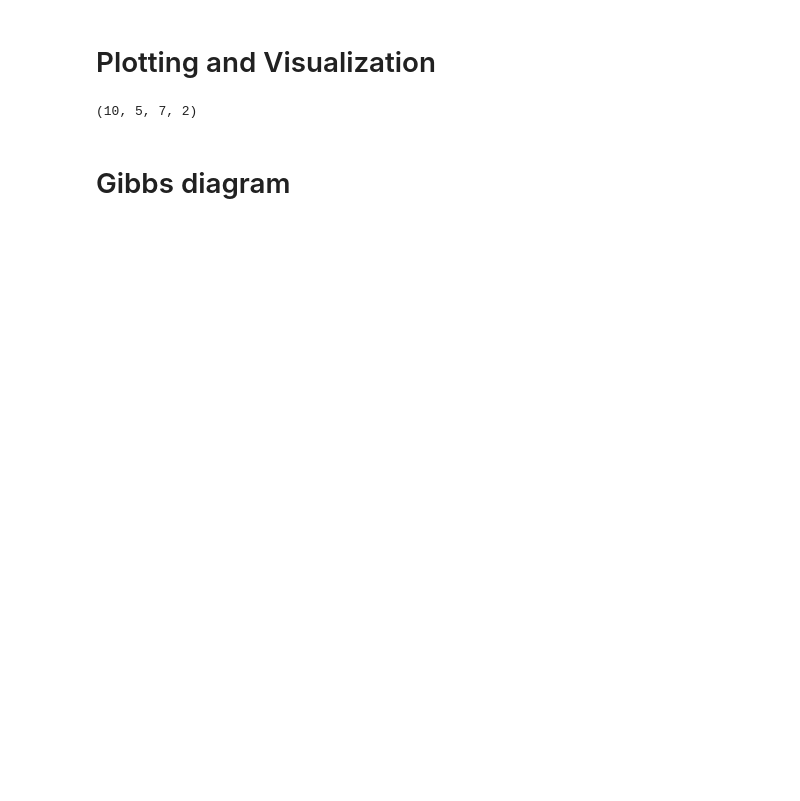
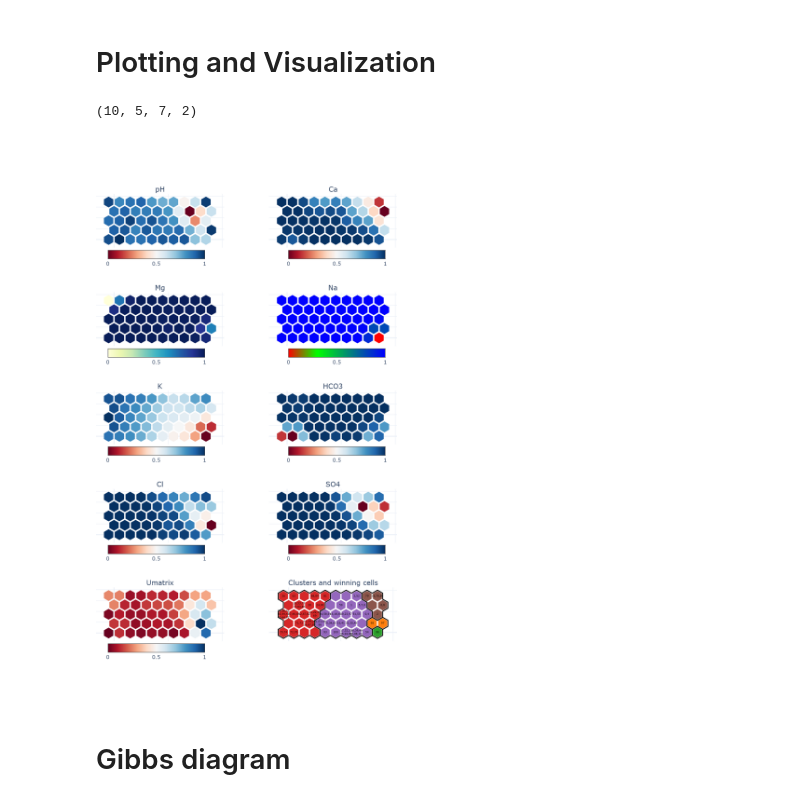
Before and after one commit to NorskRegnesentral/hydro-som, a Jupyter notebook: experimentation.ipynb, the cells around one changed output. Saved outputs shown, nothing was run; the diff lists cells and outputs as text; code cells hidden in the pictures; blank space fills up the shorter version.

Commit message:
Adjust color bar handling
Make color bars horizontal in features plot
Add option for custom color scales

```diff
--- a/experimentation.ipynb
+++ b/experimentation.ipynb
@@ -34,6 +34,7 @@ som_neighborhood_function = 'gaussian'
 som_random_seed = 10
 som_max_iterations = 3000
 
+run_nbclust = True
 max_clusters = 10
 number_of_clusters = None  # Set to None to pick the optimal number automatically
 
@@ -41,7 +42,17 @@ number_of_clusters = None  # Set to None to pick the optimal number automaticall
 # features_colorscale = 'spectral'
 features_colorscale = 'RdBu'
 pio.templates.default = 'plotly_white'
-plotly_interactive = True
+plotly_interactive = False
+
+# Fixed colorscales
+force_feature_colorscale_to_01 = True
+specialized_colorscales = {
+    "Mg": "YlGnBu",
+    "Na": make_colorscale(
+        ["rgb(255, 0, 0)", "rgb(0, 255, 0)", "rgb(0, 0, 255)"],
+        [               0,              0.3,              1.0],
+    )
+}
 # %%
 # Convenience function to allow changing between interactive and static images
 # Needed to show figures on GitHub notebook preview
@@ -430,7 +446,7 @@ def add_cluster_boundaries(fig: go.Figure, row_index, col_index):
             )
 
 
-def add_som_features(fig: go.Figure, row, col, feature_index, colorbar_settings):
+def add_som_features(fig: go.Figure, row, col, feature_index, colorbar_settings, colorscale):
     if feature_index >= weights.shape[2]:
         w = umatrix.copy()
     else:
@@ -438,12 +454,16 @@ def add_som_features(fig: go.Figure, row, col, feature_index, colorbar_settings)
         # the original scale, we will need to apply the inverse transform here
         w = weights[:, :, feature_index]
 
-    w_min = w.min()
-    w_max = w.max()
+    if force_feature_colorscale_to_01:
+        w_min = 0
+        w_max = 1
+    else:
+        w_min = w.min()
+        w_max = w.max()
     w -= w.min()
     w /= w.max()
     colors = np.array(
-        sample_colorscale(features_colorscale, w.flatten())
+        sample_colorscale(colorscale, w.flatten())
     ).reshape(final_nx, final_ny)
 
     # Add colored hexagons
@@ -470,7 +490,7 @@ def add_som_features(fig: go.Figure, row, col, feature_index, colorbar_settings)
         x=[0, 0],
         y=[0, 0],
         showlegend=False,
-        marker=dict(color=[w_min, w_max], colorscale=features_colorscale, size=0.001, colorbar=colorbar_settings),
+        marker=dict(color=[w_min, w_max], colorscale=colorscale, size=0.001, colorbar=colorbar_settings),
         row=row,
         col=col,
     )
@@ -526,43 +546,55 @@ def add_training_cells(fig: go.Figure, row, col):
 n_plots = len(input_columns) + 2
 subplot_rows = (n_plots + 1) // 2
 subplot_columns = 2
+vertical_spacing = 0.1
 features_fig = make_subplots(
     rows=subplot_rows,
     cols=subplot_columns,
     subplot_titles=input_columns + ["Umatrix"] + ["Clusters and winning cells"],
-    horizontal_spacing=0.05,
-    vertical_spacing=0.05,
+    horizontal_spacing=0.15,
+    vertical_spacing=vertical_spacing,
 
 )
 features_fig.layout.height = 50 + 250 * subplot_rows
+v_margin = int(vertical_spacing * features_fig.layout.height)
+features_fig.layout.margin = dict(l=0, r=0, t=v_margin, b=v_margin)
 
 subplot_ix = list(
     itertools.product(range(1, subplot_rows + 1), range(1, subplot_columns + 1))
 )[:n_plots]
 
 # Feature plots
 for i, (row_index, col_index) in enumerate(subplot_ix[:len(input_columns)+1]):
     # add_cluster_boundaries(features_fig, row_index, col_index)
     colorbar_settings = dict(
+        orientation = "h",
         thickness = 20,
-        len = 0.5 * (1 / subplot_rows),
-        y = 1 - (row_index - 0.5) / subplot_rows,
-        x = -0.15 if col_index == 1 else 1
+        len = 0.35,
+        y = -0.5 * vertical_spacing + (1 + vertical_spacing) * (1 - row_index / subplot_rows),
+        x = 0.2 if col_index == 1 else 0.8
     )
-    add_som_features(features_fig, row_index, col_index, i, colorbar_settings)
+    try:
+        cs = specialized_colorscales[input_columns[i]]
+    except (KeyError, IndexError):
+        cs = features_colorscale
+    add_som_features(features_fig, row_index, col_index, i, colorbar_settings, cs)
+
+features_fig.update_traces(dict(marker=dict(colorbar=dict(orientation="h"))))
 
 add_training_cells(features_fig, subplot_ix[-1][0], subplot_ix[-1][1])
 add_cluster_boundaries(features_fig, subplot_ix[-1][0], subplot_ix[-1][1])
 
 
 for i, (row_index, col_index) in enumerate(subplot_ix):
     sp = features_fig.get_subplot(row_index, col_index)
     sp.yaxis.scaleanchor = sp.yaxis.anchor
     sp.yaxis.showticklabels = False
     sp.xaxis.showticklabels = False
 
 
 show_figure(features_fig)
+# %% [output]
+[figure, added]
 # %% [markdown]
 # Gibbs diagram
 # %%
```
Also changed, not shown: parts of 6 cells of this notebook.
